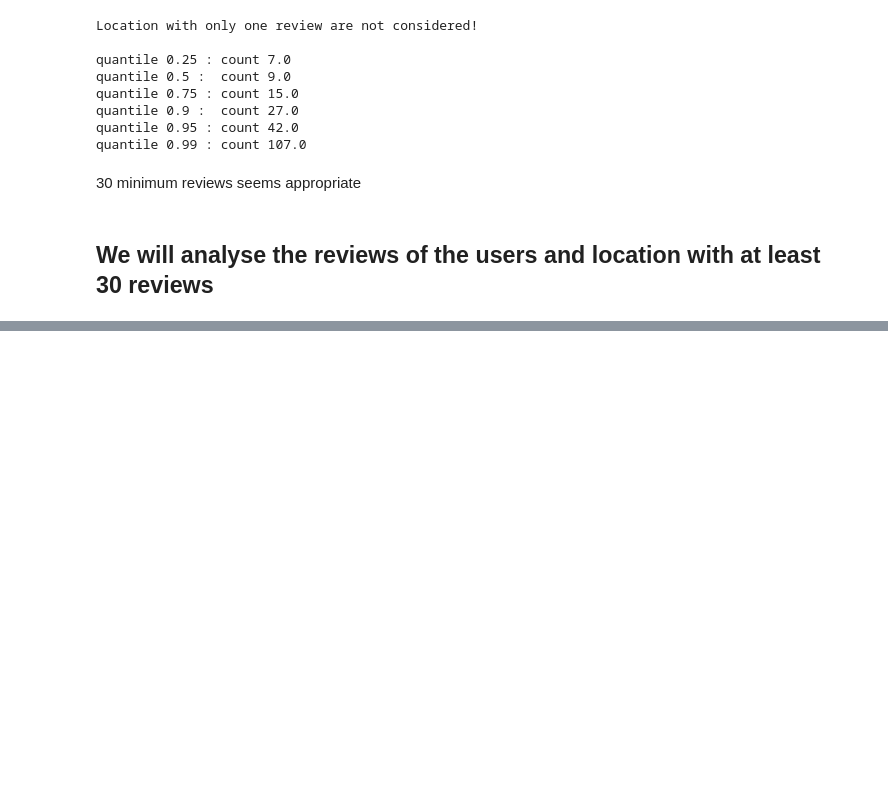
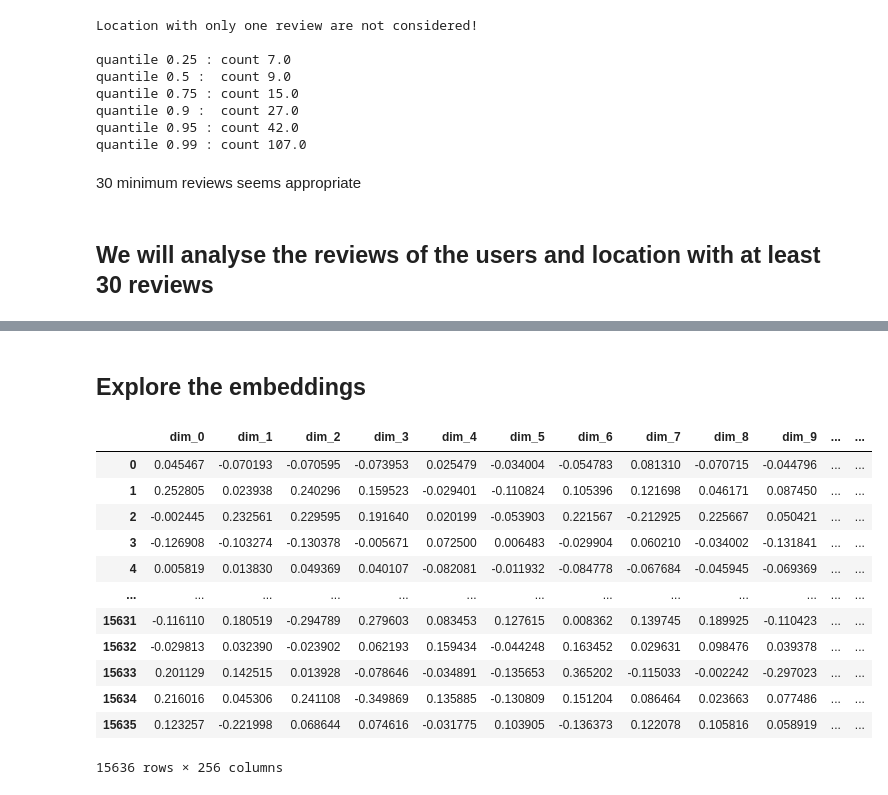
Before and after one commit to LorenzoBoccalon/Embeddings_Pytorch, a Jupyter notebook: exploratory_analysis.ipynb, the cells around one changed output, grey strips where cells are left out. Cells and saved outputs as stored; diff of their text form; code cells hidden in the pictures; blank space fills up the shorter version.

```diff
--- a/exploratory_analysis.ipynb
+++ b/exploratory_analysis.ipynb
@@ -180,0 +220,21 @@ quantile 0.99 : count 107.0
+# %% [markdown]
+## Explore the embeddings
+# %%
+# all embeddings
+emb = pd.read_csv(r"G:\Download\computer science\datasets\Google Local\embeddings\embeddings_time_1631544382.csv")
+# %%
+emb
+# %% [output]
+|  | dim_0 | dim_1 | dim_2 | dim_3 | dim_4 | dim_5 | dim_6 | dim_7 | dim_8 | dim_9 | ... | ... |
+| 0 | 0.045467 | -0.070193 | -0.070595 | -0.073953 | 0.025479 | -0.034004 | -0.054783 | 0.081310 | -0.070715 | -0.044796 | ... | ... |
+| 1 | 0.252805 | 0.023938 | 0.240296 | 0.159523 | -0.029401 | -0.110824 | 0.105396 | 0.121698 | 0.046171 | 0.087450 | ... | ... |
+| 2 | -0.002445 | 0.232561 | 0.229595 | 0.191640 | 0.020199 | -0.053903 | 0.221567 | -0.212925 | 0.225667 | 0.050421 | ... | ... |
+| 3 | -0.126908 | -0.103274 | -0.130378 | -0.005671 | 0.072500 | 0.006483 | -0.029904 | 0.060210 | -0.034002 | -0.131841 | ... | ... |
+| 4 | 0.005819 | 0.013830 | 0.049369 | 0.040107 | -0.082081 | -0.011932 | -0.084778 | -0.067684 | -0.045945 | -0.069369 | ... | ... |
+| ... | ... | ... | ... | ... | ... | ... | ... | ... | ... | ... | ... | ... |
+| 15631 | -0.116110 | 0.180519 | -0.294789 | 0.279603 | 0.083453 | 0.127615 | 0.008362 | 0.139745 | 0.189925 | -0.110423 | ... | ... |
+| 15632 | -0.029813 | 0.032390 | -0.023902 | 0.062193 | 0.159434 | -0.044248 | 0.163452 | 0.029631 | 0.098476 | 0.039378 | ... | ... |
+| 15633 | 0.201129 | 0.142515 | 0.013928 | -0.078646 | -0.034891 | -0.135653 | 0.365202 | -0.115033 | -0.002242 | -0.297023 | ... | ... |
+| 15634 | 0.216016 | 0.045306 | 0.241108 | -0.349869 | 0.135885 | -0.130809 | 0.151204 | 0.086464 | 0.023663 | 0.077486 | ... | ... |
+| 15635 | 0.123257 | -0.221998 | 0.068644 | 0.074616 | -0.031775 | 0.103905 | -0.136373 | 0.122078 | 0.105816 | 0.058919 | ... | ... |
+15636 rows × 256 columns
```
Also changed, not shown: parts of 10 cells of this notebook.
